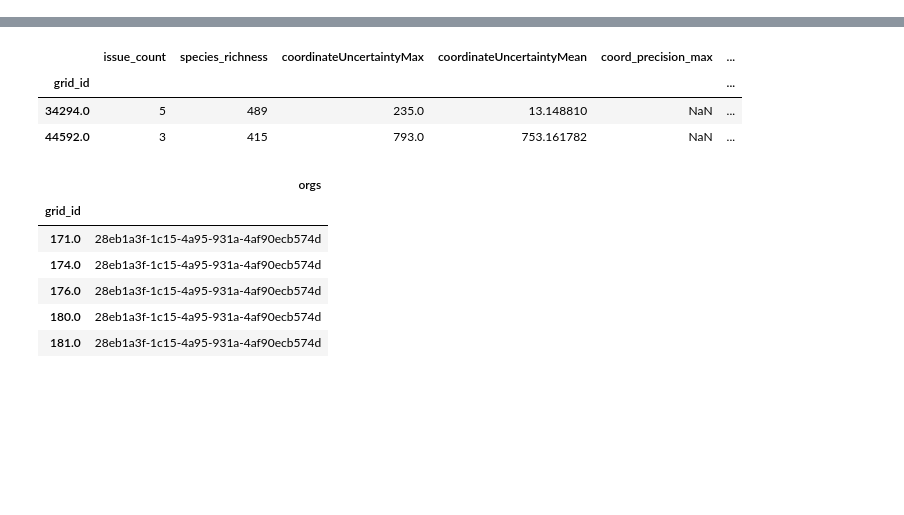
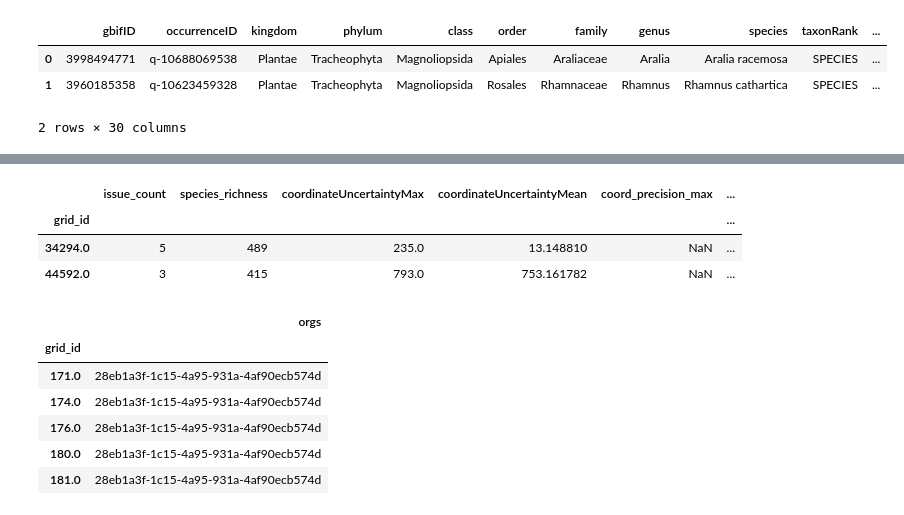
Before and after one commit to etiennegodin/mtlBiodiversity, a Jupyter notebook: notebooks/coordinatesIssueCheck.ipynb, the cells around one changed output, grey strips where cells are left out. Drawn from its saved outputs; the diff is of its cells as text; code cells hidden in the pictures; blank space fills up the shorter version.

```diff
--- a/notebooks/coordinatesIssueCheck.ipynb
+++ b/notebooks/coordinatesIssueCheck.ipynb
@@ -10,4 +10,19 @@ con = duckdb.connect(file)
 df = con.execute("SELECT * from grid_sjoin").df()
 
 #df.head()
+# %%
+
+orgs = df.publishingOrgKey.unique()
+#print(orgs)
+mapping = { 'da86174a-a605-43a4-a5e8-53d484152cd3': 'plantNet',
+            'b6d09100-919d-4026-b35b-22be3dae7156' : 'ebutterfly',
+            '28eb1a3f-1c15-4a95-931a-4af90ecb574d' : 'inat'
+    }
+df['orgs'] = df['publishingOrgKey'].map(mapping)
+df.head(2)
+# %% [output]
+|  | gbifID | occurrenceID | kingdom | phylum | class | order | family | genus | species | taxonRank | ... |
+| 0 | 3998494771 | q-10688069538 | Plantae | Tracheophyta | Magnoliopsida | Apiales | Araliaceae | Aralia | Aralia racemosa | SPECIES | ... |
+| 1 | 3960185358 | q-10623459328 | Plantae | Tracheophyta | Magnoliopsida | Rosales | Rhamnaceae | Rhamnus | Rhamnus cathartica | SPECIES | ... |
+2 rows × 30 columns
 # %%
```
Also changed, not shown: parts of 4 cells of this notebook.
